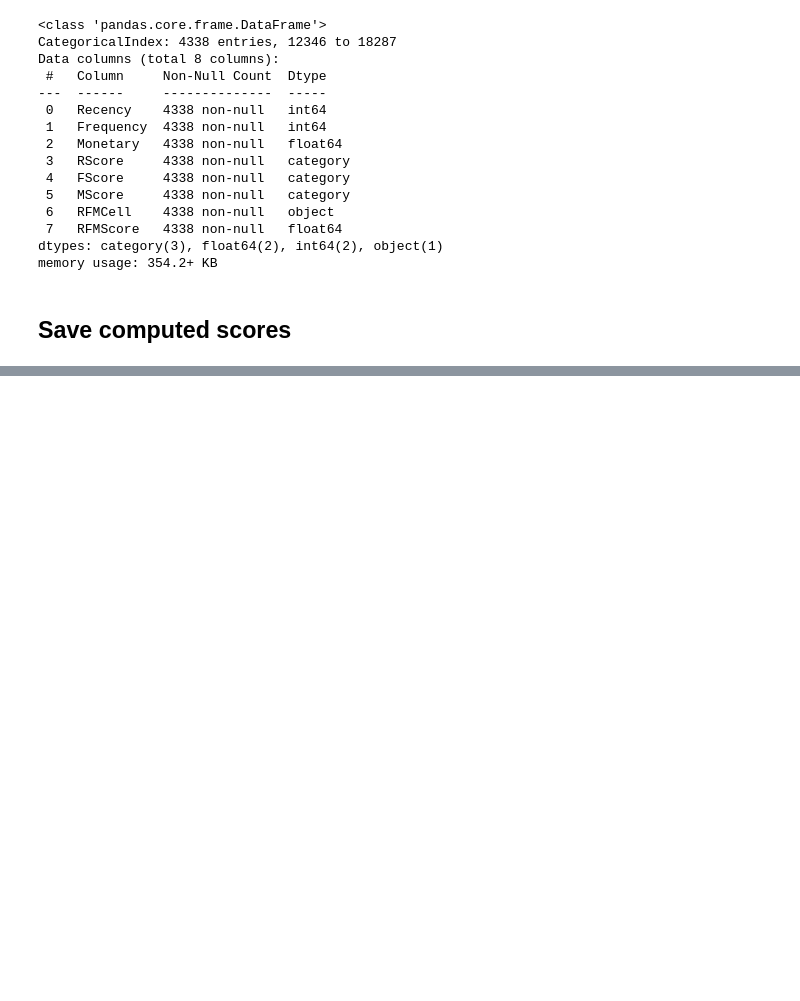
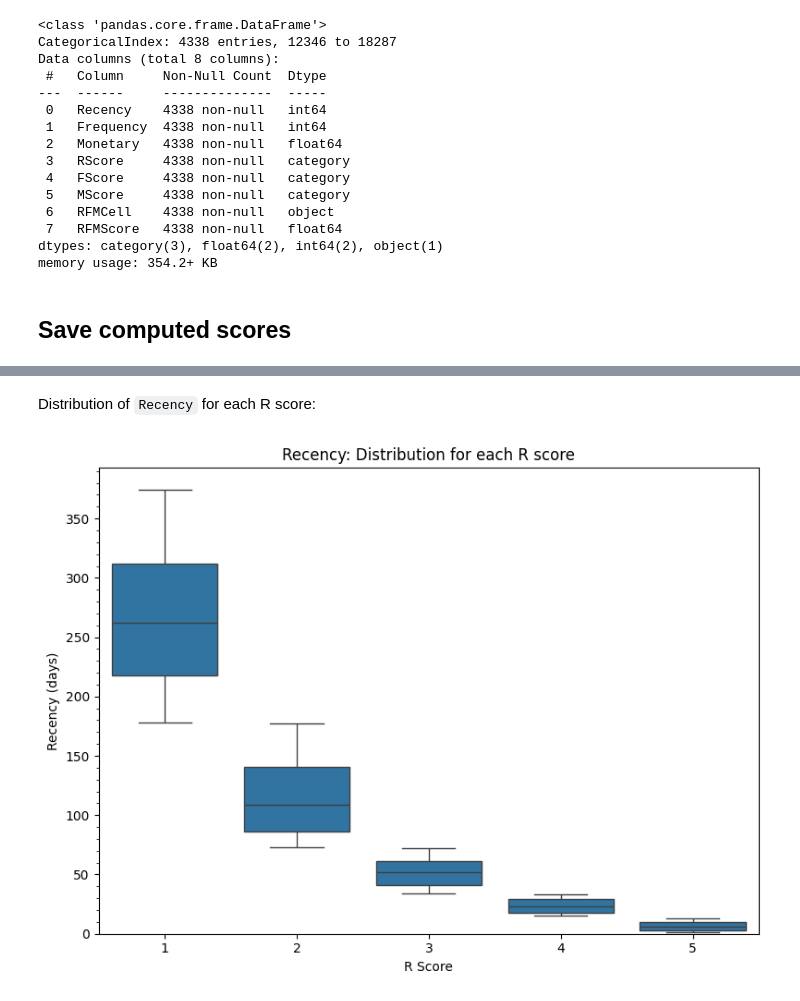
Before and after one commit to mwoitek/python-customer-segmentation, a Jupyter notebook: notebooks/online_retail/rfm_scores.ipynb, the cells around one changed output, grey strips where cells are left out. Drawn from its saved outputs; the diff is of its cells as text; code cells hidden in the pictures; blank space fills up the shorter version.

```diff
--- a/notebooks/online_retail/rfm_scores.ipynb
+++ b/notebooks/online_retail/rfm_scores.ipynb
@@ -338,0 +370,14 @@ df_rfm.to_csv(out_file, index=True)
+# %% [markdown]
+Distribution of `Recency` for each R score:
+# %%
+fig, ax = plt.subplots(figsize=(8.0, 6.0), layout="tight")
+ax = cast(Axes, ax)
+sns.boxplot(data=df_rfm, x="RScore", y="Recency", ax=ax)
+ax.set_title("Recency: Distribution for each R score")
+ax.set_xlabel("R Score")
+ax.set_ylabel("Recency (days)")
+ax.set_ylim(bottom=0)
+ax.yaxis.set_minor_locator(AutoMinorLocator(5))
+plt.show()
+# %% [output]
+[figure, added]
```
Also changed, not shown: parts of 33 cells of this notebook.
